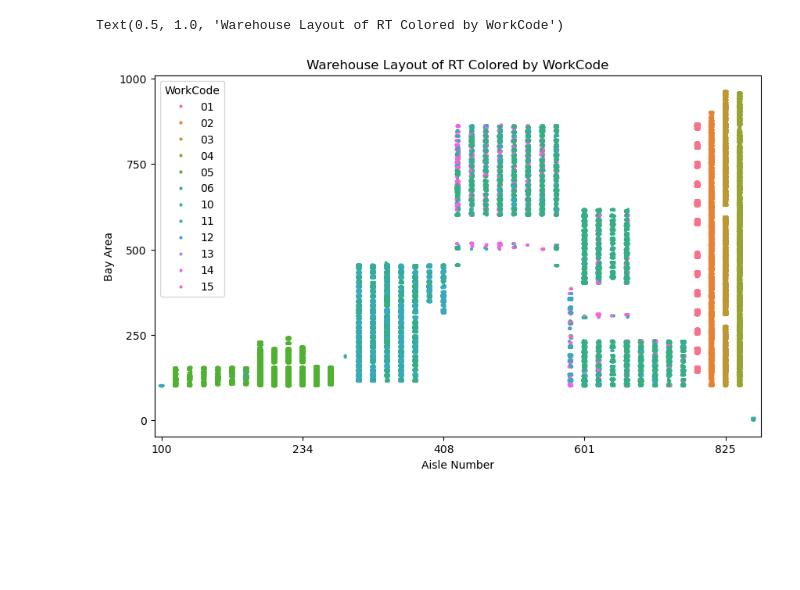
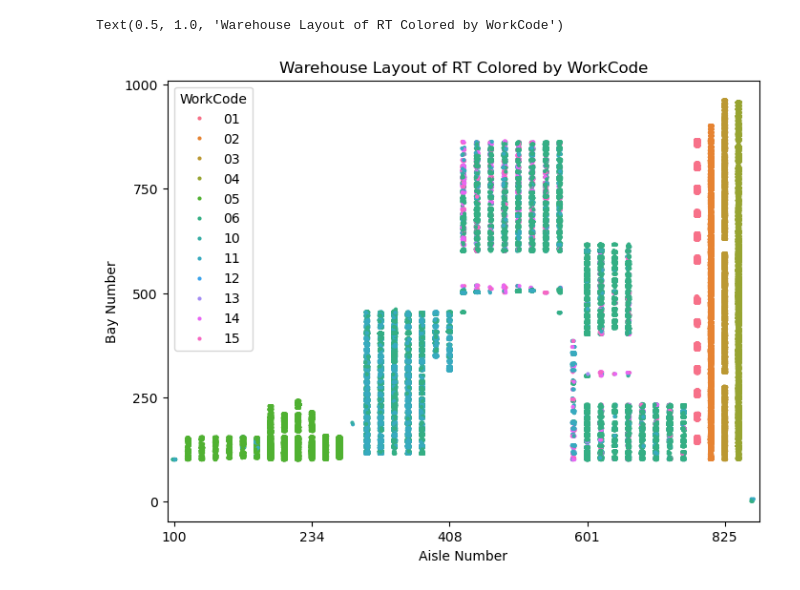
Before and after one commit to JiashenWangg/Lucas_Systems_Capstone_Project, a Jupyter notebook: EDA_Conan/RT_clean.ipynb, the cells around one changed output. Cells and saved outputs as stored; diff of their text form; code cells hidden in the pictures; blank space fills up the shorter version.

```diff
--- a/EDA_Conan/RT_clean.ipynb
+++ b/EDA_Conan/RT_clean.ipynb
@@ -42,6 +43,8 @@ prod_dtypes = {
 
 
 rt_activity = pd.read_csv("~/Desktop/lucas/database_backups_csv/RT/RT_Activity.csv", header=None, names=act_names, dtype=act_dtypes)
+rt_activity2 = pd.read_csv("~/Desktop/lucas/database_backups_csv/RT/RT_Activity2.csv", header=0, dtype=act_dtypes)
+rt_activity = pd.concat([rt_activity, rt_activity2])
 rt_location = pd.read_csv("~/Desktop/lucas/database_backups_csv/RT/RT_Locations.csv", header=None, names=loc_names, dtype=loc_dtypes)
 rt_products = pd.read_csv("~/Desktop/lucas/database_backups_csv/RT/RT_Products.csv", header=None, names=prod_names, dtype=prod_dtypes)
 distance_rt = pd.read_csv("~/Desktop/lucas/distance_matrices/distance_matrix_RT.csv",
@@ -116,4 +137,7 @@ rt_df.loc[rt_df["Pick_Time"].isna(), "Distance"] = np.nan
 # Rule B: No Distance if the current row is AssignmentOpen
 rt_df.loc[rt_df["ActivityCode"] == "AssignmentOpen", "Distance"] = np.nan
 # 7. Cleanup temporary columns
-rt_df.drop(columns=["Temp_Loc", "Last_Valid_Loc"], inplace=True)
+rt_df.drop(columns=["Temp_Loc", "Last_Valid_Loc", "Distance"], inplace=True)
+
+# Pad WorkCodes for consistency
+rt_df["WorkCode"] = rt_df["WorkCode"].str.pad(width=2, side="left", fillchar="0")
@@ -184,15 +176,15 @@ Text(0.5, 1.0, 'Layout of Pick to Item Tasks (01, 02, 03, 04)')
 # %%
 temp_df = rt_df.copy()
 temp_df["Aisle"] = temp_df["Aisle"].astype("Int64")
 temp_df["Bay"] = temp_df["Bay"].astype("Int64")
 
-fig, ax = plt.subplots(figsize=(10, 6))
+fig, ax = plt.subplots(figsize=(8, 6))
 sns.stripplot(data = temp_df, x = "Aisle", y = "Bay", hue = "WorkCode", size = 3, hue_order = ["01", "02", "03", "04", "05", "06", "10", "11", "12", "13", "14", "15"])
 ax.xaxis.set_major_locator(ticker.MaxNLocator(nbins=5))
 ax.yaxis.set_major_locator(ticker.MaxNLocator(nbins=5))
 plt.xlabel("Aisle Number")
-plt.ylabel("Bay Area")
+plt.ylabel("Bay Number")
 plt.title("Warehouse Layout of RT Colored by WorkCode")
 # %% [output]
 Text(0.5, 1.0, 'Warehouse Layout of RT Colored by WorkCode')
-[figure, old version]
+[figure, new version]
```
Also changed, not shown: parts of 10 cells of this notebook.
